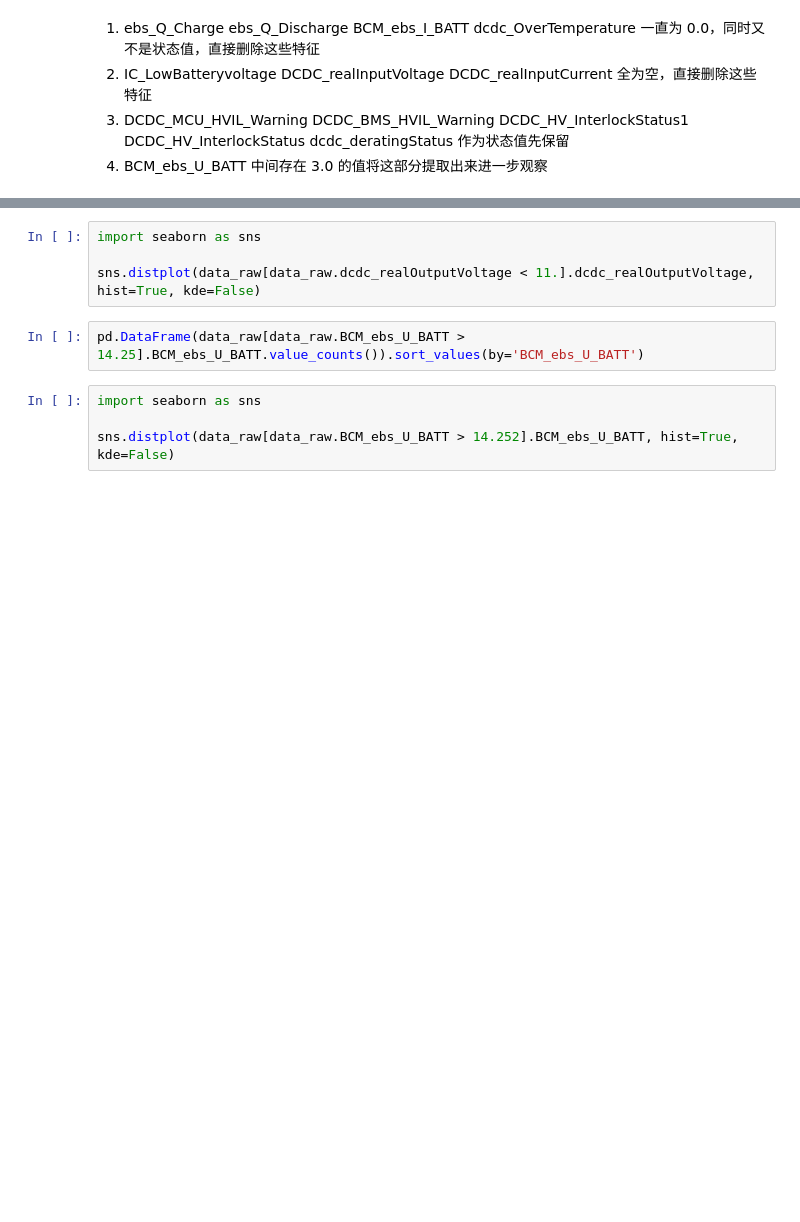
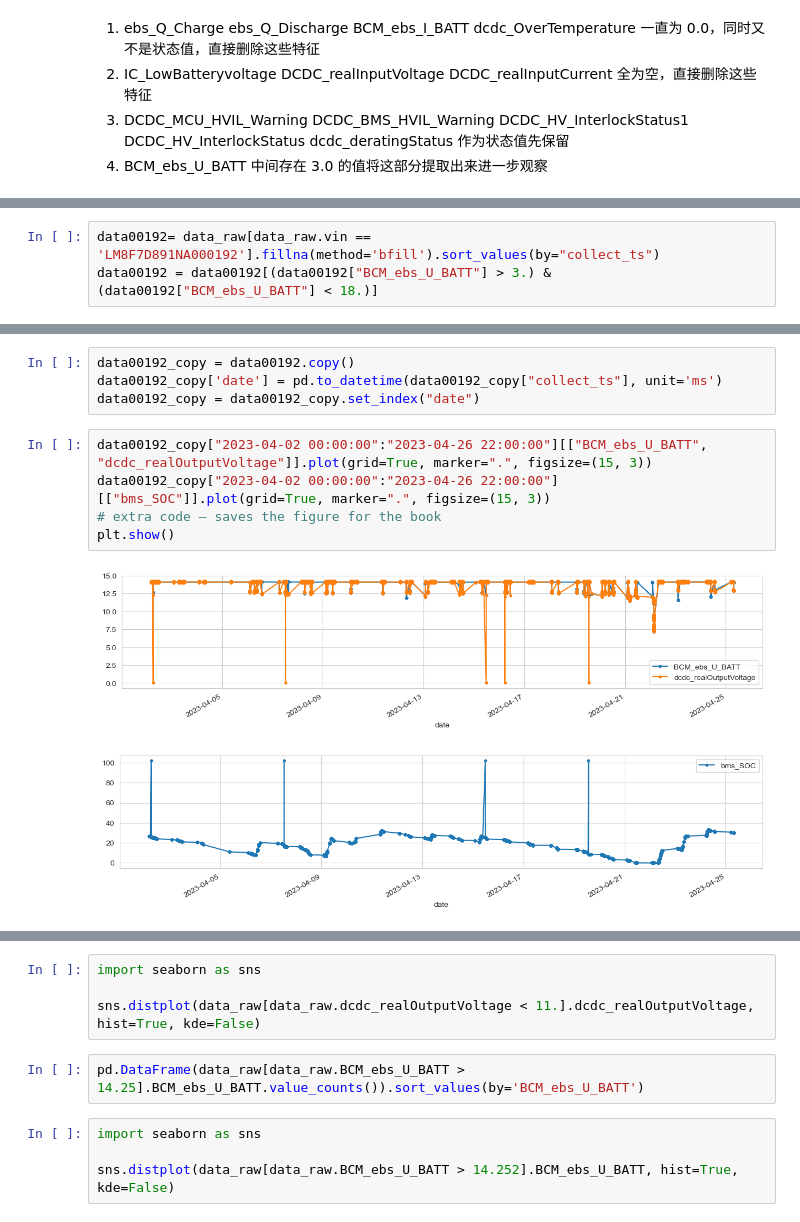
Before and after one commit to kailanyue/pydata, a Jupyter notebook: mycode/all_data.ipynb, the cells around one changed output, grey strips where cells are left out. Saved outputs shown, nothing was run; the diff lists cells and outputs as text; blank space fills up the shorter version.

```diff
--- a/mycode/all_data.ipynb
+++ b/mycode/all_data.ipynb
@@ -77,0 +144,3 @@ data_raw["vin"].drop_duplicates()
+# %%
+data00192= data_raw[data_raw.vin == 'LM8F7D891NA000192'].fillna(method='bfill').sort_values(by="collect_ts")
+data00192 = data00192[(data00192["BCM_ebs_U_BATT"] > 3.) & (data00192["BCM_ebs_U_BATT"] < 18.)]
@@ -77,0 +165,12 @@ data_raw["vin"].drop_duplicates()
+# %%
+data00192_copy = data00192.copy()
+data00192_copy['date'] = pd.to_datetime(data00192_copy["collect_ts"], unit='ms')
+data00192_copy = data00192_copy.set_index("date")
+# %%
+data00192_copy["2023-04-02 00:00:00":"2023-04-26 22:00:00"][["BCM_ebs_U_BATT", "dcdc_realOutputVoltage"]].plot(grid=True, marker=".", figsize=(15, 3))
+data00192_copy["2023-04-02 00:00:00":"2023-04-26 22:00:00"][["bms_SOC"]].plot(grid=True, marker=".", figsize=(15, 3))
+# extra code – saves the figure for the book
+plt.show()
+# %% [output]
+[figure, added]
+[figure, added]
```
Also changed, not shown: parts of 38 cells of this notebook, 29 other files.
